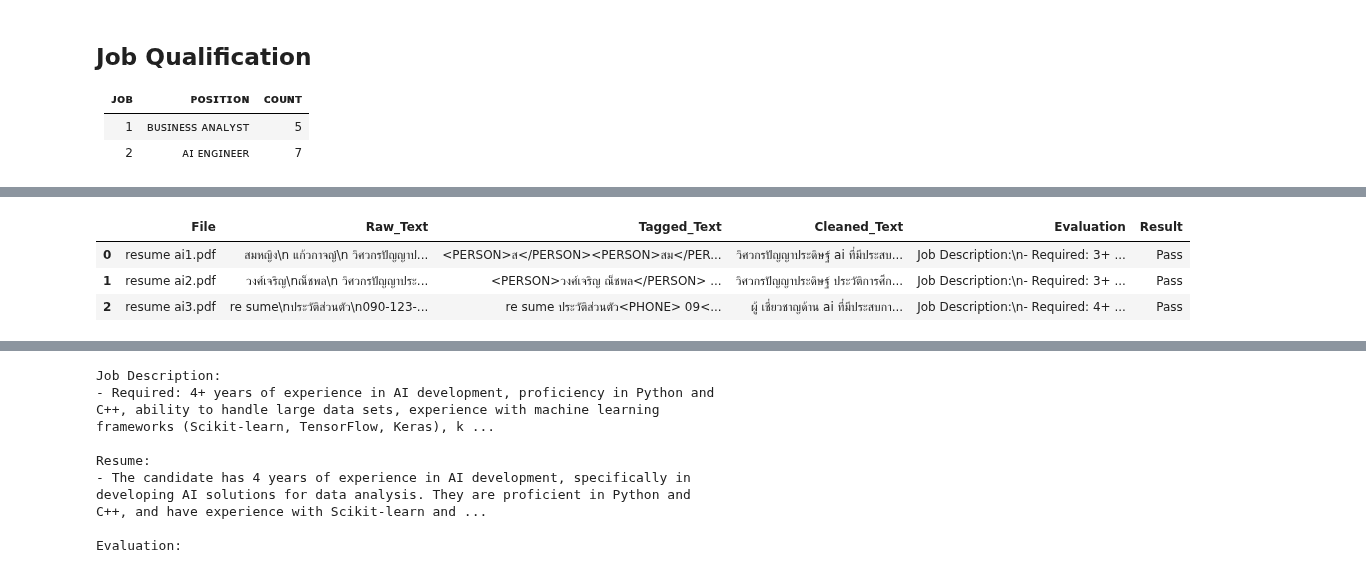
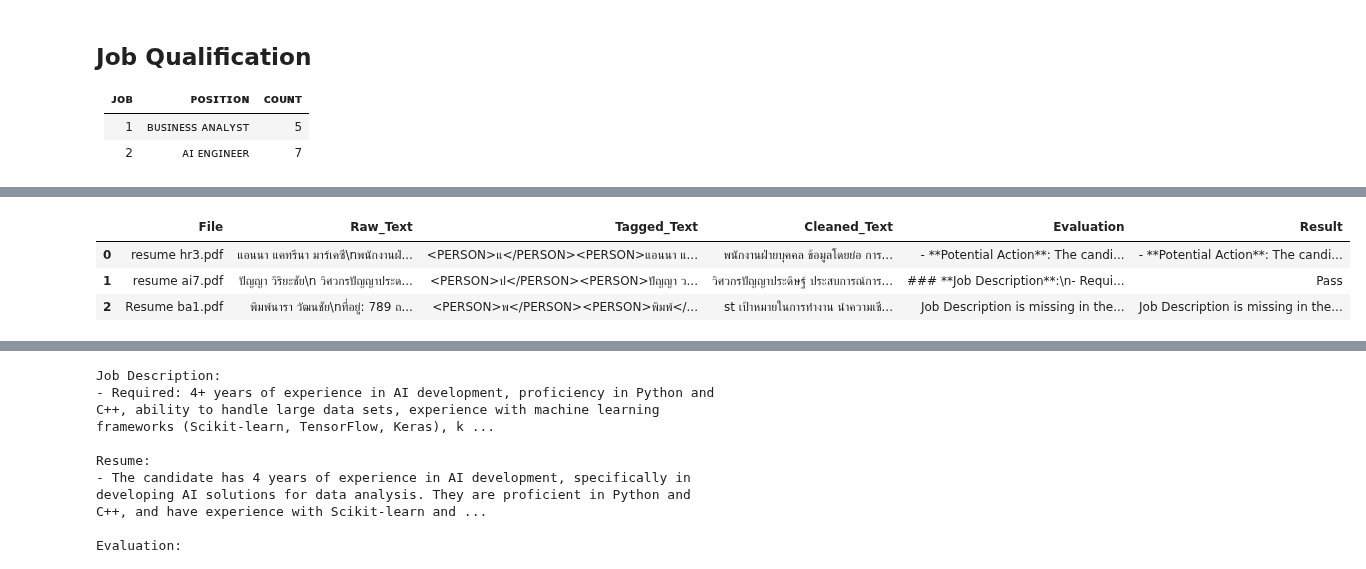
Before and after one commit to nxxk23/AI-Engineer, a Jupyter notebook: extract/gradioprompt.ipynb, the cells around one changed output, grey strips where cells are left out. Saved outputs shown, nothing was run; the diff lists cells and outputs as text; code cells hidden in the pictures.

```diff
--- a/extract/gradioprompt.ipynb
+++ b/extract/gradioprompt.ipynb
@@ -341,10 +361,10 @@ Hardware accelerator e.g. GPU is available in the environment, but no `device` a
 # %%
 import pandas as pd
-AI = pd.read_csv('/content/output.csv')
-AI
+BA = pd.read_csv('/content/output.csv')
+BA
 # %% [output]
 |  | File | Raw_Text | Tagged_Text | Cleaned_Text | Evaluation | Result |
-| 0 | resume ai1.pdf | สมหญิง\n แก้วกาจญ์\n วิศวกรปัญญาป... | <PERSON>ส</PERSON><PERSON>สม</PER... | วิศวกรปัญญาประดิษฐ์ ai ที่มีประสบ... | Job Description:\n- Required: 3+ ... | Pass |
-| 1 | resume ai2.pdf | วงศ์เจริญ\nณ็ชพล\n วิศวกรปัญญาประ... | <PERSON>วงศ์เจริญ ณ็ชพล</PERSON> ... | วิศวกรปัญญาประดิษฐ์ ประวัติการศึก... | Job Description:\n- Required: 3+ ... | Pass |
-| 2 | resume ai3.pdf | re sume\nประวัติส่วนตัว\n090-123-... | re sume ประวัติส่วนตัว<PHONE> 09<... | ผู้ เชี่ยวชาญด้าน ai ที่มีประสบกา... | Job Description:\n- Required: 4+ ... | Pass |
+| 0 | resume hr3.pdf | แอนนา แคทรีนา มาร์เคซี\nพนักงานฝ่... | <PERSON>แ</PERSON><PERSON>แอนนา แ... | พนักงานฝ่ายบุคคล ข้อมูลโดยย่อ การ... | - **Potential Action**: The candi... | - **Potential Action**: The candi... |
+| 1 | resume ai7.pdf | ปัญญา วิริยะชัย\n วิศวกรปัญญาประด... | <PERSON>ป</PERSON><PERSON>ปัญญา ว... | วิศวกรปัญญาประดิษฐ์ ประสบการณ์การ... | ### **Job Description**:\n- Requi... | Pass |
+| 2 | Resume ba1.pdf | พิมพ์นารา วัฒนชัย\nที่อยู่: 789 ถ... | <PERSON>พ</PERSON><PERSON>พิมพ์</... | st เป้าหมายในการทํางาน นําความเชี... | Job Description is missing in the... | Job Description is missing in the... |
 # %%
```
Also changed, not shown: parts of 8 cells of this notebook.
